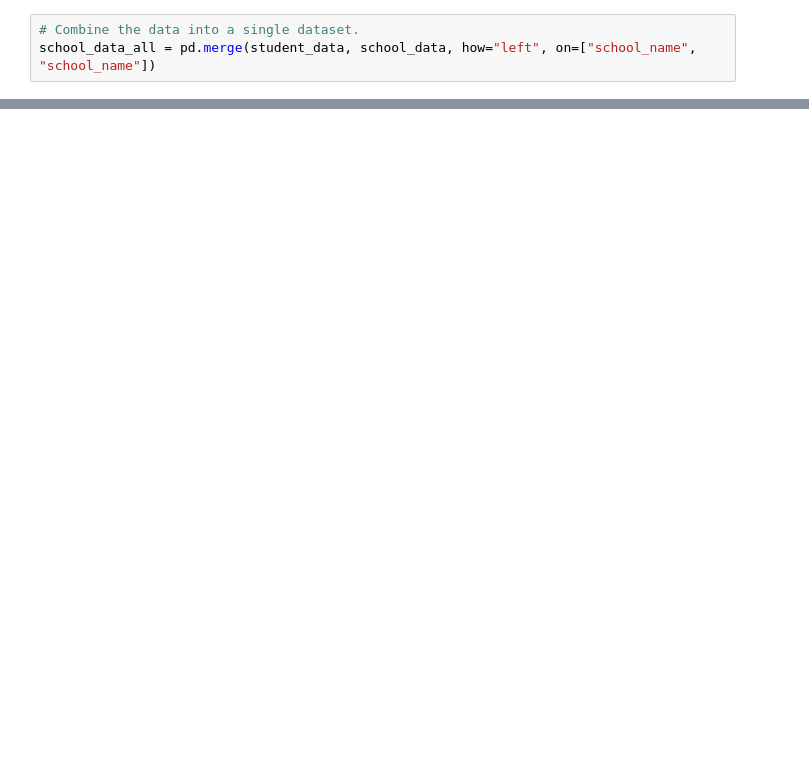
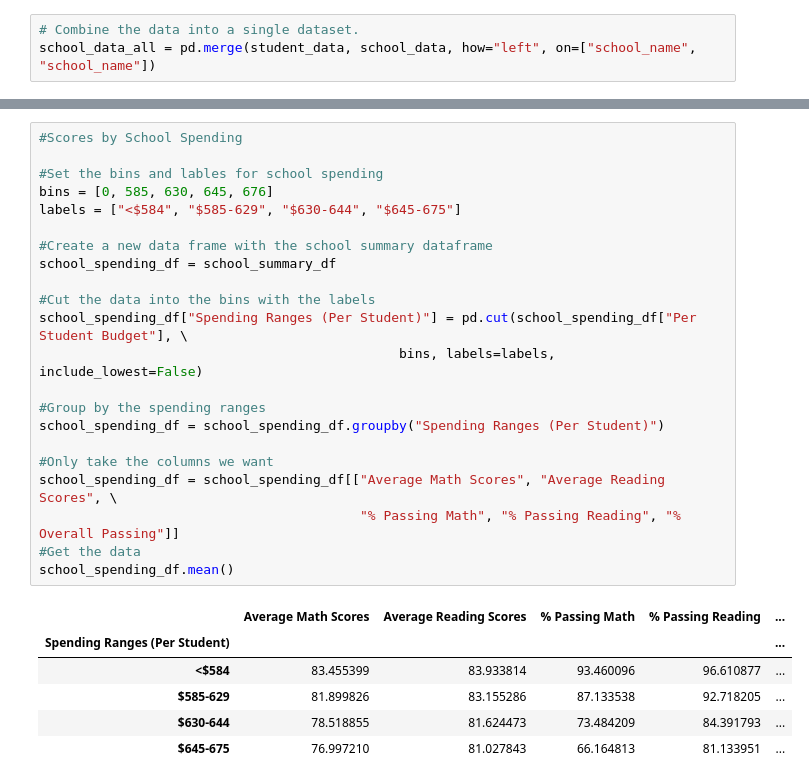
Before and after one commit to kroddy95/pandas-challenge, a Jupyter notebook: PyCitySchools/PyCitySchools.ipynb, the cells around one changed output, grey strips where cells are left out. Cells and saved outputs as stored; diff of their text form; blank space fills up the shorter version.

```diff
--- a/PyCitySchools/PyCitySchools.ipynb
+++ b/PyCitySchools/PyCitySchools.ipynb
@@ -37,0 +233,29 @@ school_data_all.tail(100)
+# %%
+#Scores by School Spending
+
+#Set the bins and lables for school spending
+bins = [0, 585, 630, 645, 676]
+labels = ["<$584", "$585-629", "$630-644", "$645-675"]
+
+#Create a new data frame with the school summary dataframe
+school_spending_df = school_summary_df
+
+#Cut the data into the bins with the labels
+school_spending_df["Spending Ranges (Per Student)"] = pd.cut(school_spending_df["Per Student Budget"], \
+                                              bins, labels=labels, include_lowest=False)
+
+#Group by the spending ranges
+school_spending_df = school_spending_df.groupby("Spending Ranges (Per Student)")
+
+#Only take the columns we want
+school_spending_df = school_spending_df[["Average Math Scores", "Average Reading Scores", \
+                                         "% Passing Math", "% Passing Reading", "% Overall Passing"]]
+#Get the data
+school_spending_df.mean()
+# %% [output]
+|  | Average Math Scores | Average Reading Scores | % Passing Math | % Passing Reading | ... |
+| Spending Ranges (Per Student) |  |  |  |  | ... |
+| <$584 | 83.455399 | 83.933814 | 93.460096 | 96.610877 | ... |
+| $585-629 | 81.899826 | 83.155286 | 87.133538 | 92.718205 | ... |
+| $630-644 | 78.518855 | 81.624473 | 73.484209 | 84.391793 | ... |
+| $645-675 | 76.997210 | 81.027843 | 66.164813 | 81.133951 | ... |
```
Also changed, not shown: parts of 15 cells of this notebook.
